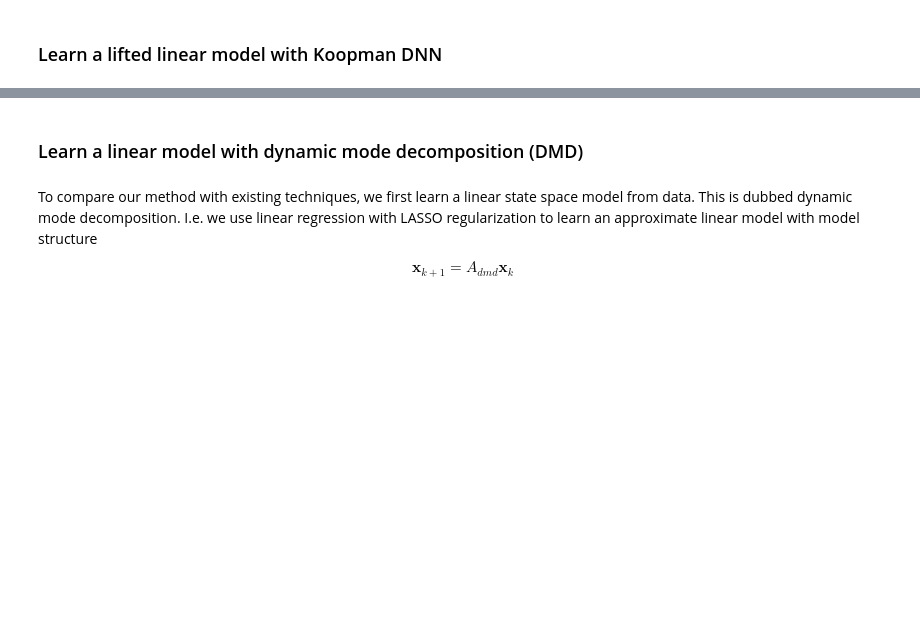
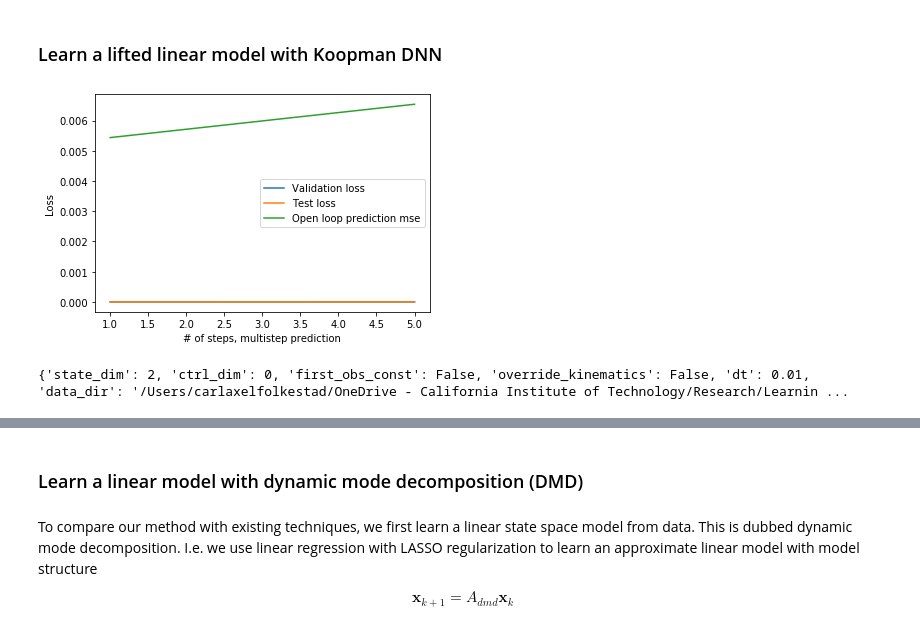
Before and after one commit to Cafolkes/koopman_learning_and_control, a Jupyter notebook: working_files/bkeedmd/analytic_koop_sys_mod.ipynb, the cells around one changed output, grey strips where cells are left out. Saved outputs shown, nothing was run; the diff lists cells and outputs as text; code cells hidden in the pictures; blank space fills up the shorter version.

```diff
--- a/working_files/bkeedmd/analytic_koop_sys_mod.ipynb
+++ b/working_files/bkeedmd/analytic_koop_sys_mod.ipynb
@@ -141,4 +141,25 @@ net_params['override_kinematics'] = False
 net_params['dt'] = dt
+# %%
+import dill, os
+
+infile = open(os.path.abspath('') + '/data/analytic_koop_sys_best_params.pickle', 'rb')
+best_config_lst, val_loss, test_loss, open_loop_mse, open_loop_std = dill.load(infile)
+infile.close()
+
+n_multistep_lst = [conf['n_multistep'] for conf in best_config_lst]
+plt.figure()
+plt.plot(n_multistep_lst, val_loss, label='Validation loss')
+plt.plot(n_multistep_lst, test_loss, label='Test loss')
+plt.plot(n_multistep_lst, open_loop_mse, label='Open loop prediction mse')
+plt.legend()
+plt.xlabel('# of steps, multistep prediction')
+plt.ylabel('Loss')
+plt.show()
+net_params = best_config_lst[-1]
+print(net_params)
+# %% [output]
+[figure, added]
+{'state_dim': 2, 'ctrl_dim': 0, 'first_obs_const': False, 'override_kinematics': False, 'dt': 0.01, 'data_dir': '/Users/carlaxelfolkestad/OneDrive - California Institute of Technology/Research/Learnin ...
 # %%
 from koopman_core.learning import KoopmanNetAut
 
```
Also changed, not shown: parts of 9 cells of this notebook, 5 other files.
